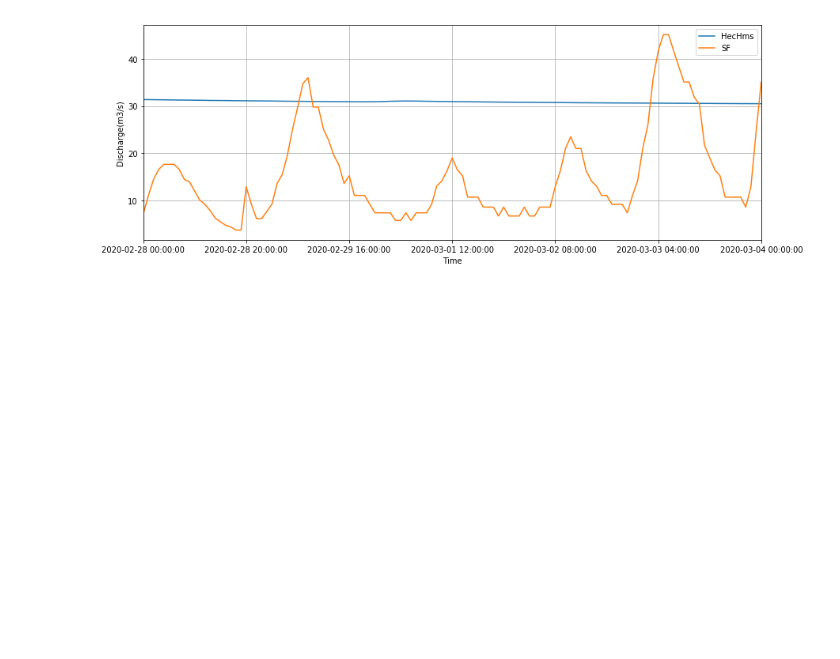
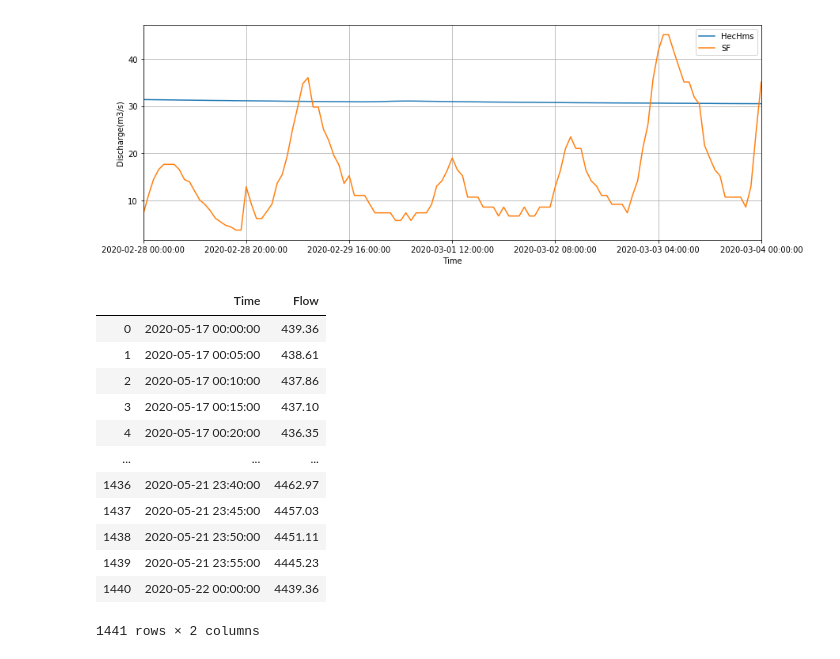
Before and after one commit to CUrW-SL/DSS-Framework, a Jupyter notebook: jupyter_notebooks/hechms_accuracy.ipynb, the cells around one changed output. Saved outputs shown, nothing was run; the diff lists cells and outputs as text; code cells hidden in the pictures; blank space fills up the shorter version.

Commit message:
hechms decision

```diff
--- a/jupyter_notebooks/hechms_accuracy.ipynb
+++ b/jupyter_notebooks/hechms_accuracy.ipynb
@@ -258,3 +258,23 @@ plot_df.plot(x='Time', y=['HecHms','SF'], kind='line', figsize=(14,5), grid=True
 [121 rows x 3 columns]
 Text(0,0.5,'Discharge(m3/s)')
 [figure]
+# %%
+import pandas as pd
+distribute_hechms_discharge_file = '/home/hasitha/PycharmProjects/DSS-Framework/output/discharge/distributed_hechms_2020-05-20_06_00_00_DailyDischarge.csv'
+# %%
+hechms_df = pd.read_csv(distribute_hechms_discharge_file,skiprows=1)
+hechms_df
+# %% [output]
+|  | Time | Flow |
+| 0 | 2020-05-17 00:00:00 | 439.36 |
+| 1 | 2020-05-17 00:05:00 | 438.61 |
+| 2 | 2020-05-17 00:10:00 | 437.86 |
+| 3 | 2020-05-17 00:15:00 | 437.10 |
+| 4 | 2020-05-17 00:20:00 | 436.35 |
+| ... | ... | ... |
+| 1436 | 2020-05-21 23:40:00 | 4462.97 |
+| 1437 | 2020-05-21 23:45:00 | 4457.03 |
+| 1438 | 2020-05-21 23:50:00 | 4451.11 |
+| 1439 | 2020-05-21 23:55:00 | 4445.23 |
+| 1440 | 2020-05-22 00:00:00 | 4439.36 |
+1441 rows × 2 columns
```
Also changed, not shown: parts of 2 cells of this notebook, 2 other files.
